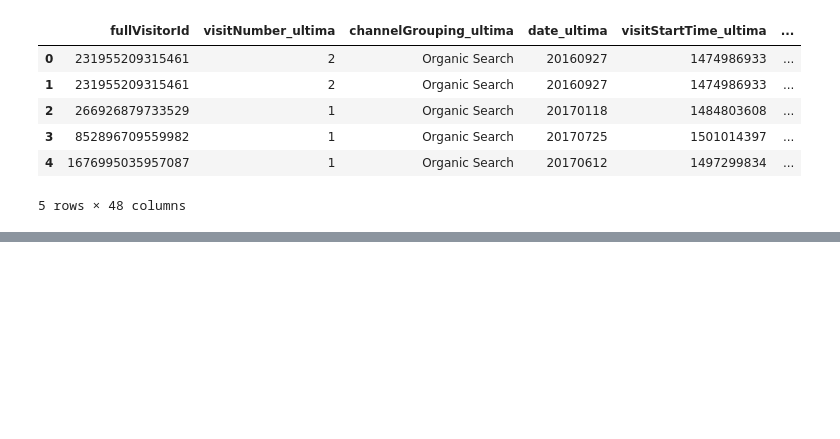
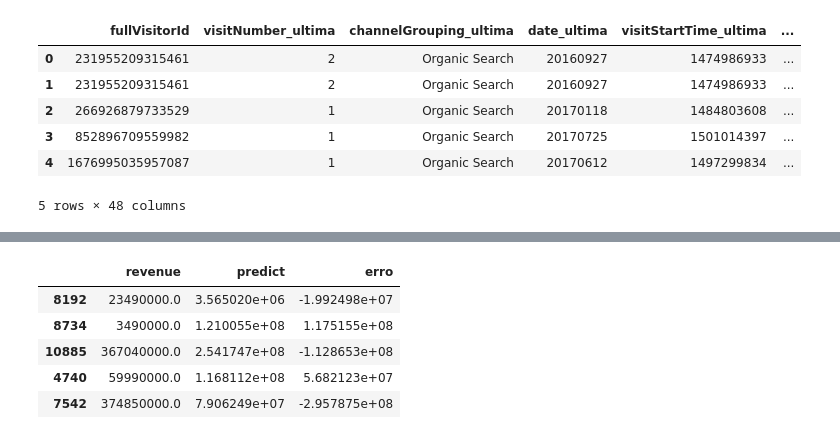
Before and after one commit to LuTDC/ml_negocios_digitais, a Jupyter notebook: Data Analytics - Machine Learning no Marketing Digital/Projeto.ipynb, the cells around one changed output, grey strips where cells are left out. Saved outputs shown, nothing was run; the diff lists cells and outputs as text; code cells hidden in the pictures; blank space fills up the shorter version.

```diff
--- a/Data Analytics - Machine Learning no Marketing Digital/Projeto.ipynb
+++ b/Data Analytics - Machine Learning no Marketing Digital/Projeto.ipynb
@@ -390,0 +469,14 @@ df_clientes.head()
+# %%
+resultados = pd.DataFrame()
+resultados['revenue'] = y_test
+resultados['predict'] = y_pred
+resultados['erro'] = resultados['predict'] - resultados['revenue']
+
+resultados.head()
+# %% [output]
+|  | revenue | predict | erro |
+| 8192 | 23490000.0 | 3.565020e+06 | -1.992498e+07 |
+| 8734 | 3490000.0 | 1.210055e+08 | 1.175155e+08 |
+| 10885 | 367040000.0 | 2.541747e+08 | -1.128653e+08 |
+| 4740 | 59990000.0 | 1.168112e+08 | 5.682123e+07 |
+| 7542 | 374850000.0 | 7.906249e+07 | -2.957875e+08 |
```
Also changed, not shown: parts of 21 cells of this notebook.
